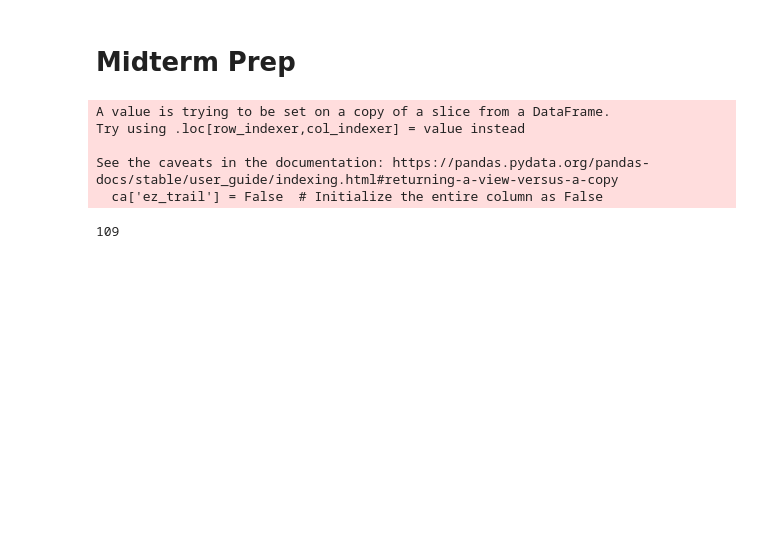
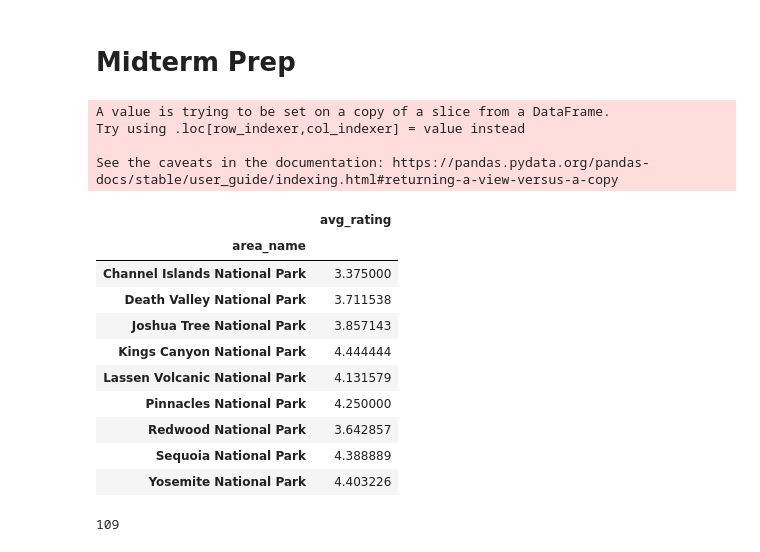
Before and after one commit to hblinken/GSB-544, a Jupyter notebook: Week 4/Midterm_prep.ipynb, the cells around one changed output. Drawn from its saved outputs; the diff is of its cells as text; code cells hidden in the pictures; blank space fills up the shorter version.

```diff
--- a/Week 4/Midterm_prep.ipynb
+++ b/Week 4/Midterm_prep.ipynb
@@ -13,12 +13,33 @@ ca['ez_trail'] = False  # Initialize the entire column as False
 
 # Use .loc to set True for rows that meet the conditions
 ca.loc[(ca['elevation_gain'] < 500) & (ca['length'] < 5000) & (ca['difficulty_rating'] < 4), 'ez_trail'] = True
+
+ez_trail = ca.loc[(ca['elevation_gain'] < 500) & (ca['length'] < 5000) & (ca['difficulty_rating'] < 4), 'ez_trail']
 # %% [output]
 A value is trying to be set on a copy of a slice from a DataFrame.
 Try using .loc[row_indexer,col_indexer] = value instead
 
 See the caveats in the documentation: https://pandas.pydata.org/pandas-docs/stable/user_guide/indexing.html#returning-a-view-versus-a-copy
-  ca['ez_trail'] = False  # Initialize the entire column as False
+# %%
+ez_trail = ca[(ca['elevation_gain'] < 500) &
+                  (ca['length'] < 5000) &
+                  (ca['difficulty_rating'] < 4)]
+
+#ez_trail.sort_values(by = 'avg_rating', ascending=False)
+
+ez_trail[['area_name', 'avg_rating']].groupby('area_name').mean()
+# %% [output]
+|  | avg_rating |
+| area_name |  |
+| Channel Islands National Park | 3.375000 |
+| Death Valley National Park | 3.711538 |
+| Joshua Tree National Park | 3.857143 |
+| Kings Canyon National Park | 4.444444 |
+| Lassen Volcanic National Park | 4.131579 |
+| Pinnacles National Park | 4.250000 |
+| Redwood National Park | 3.642857 |
+| Sequoia National Park | 4.388889 |
+| Yosemite National Park | 4.403226 |
 # %%
 import re
 def find_land(text):
```
Also changed, not shown: parts of 11 cells of this notebook, 1 other file.
